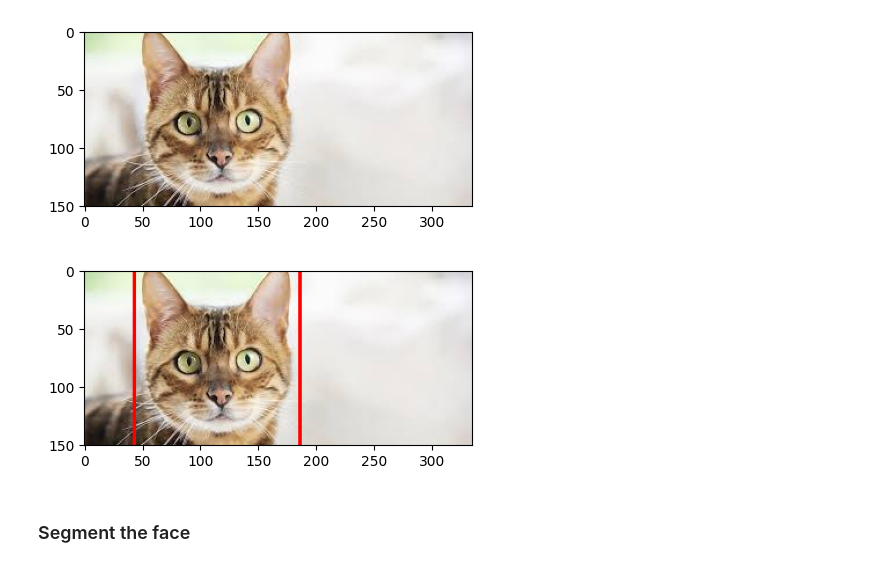
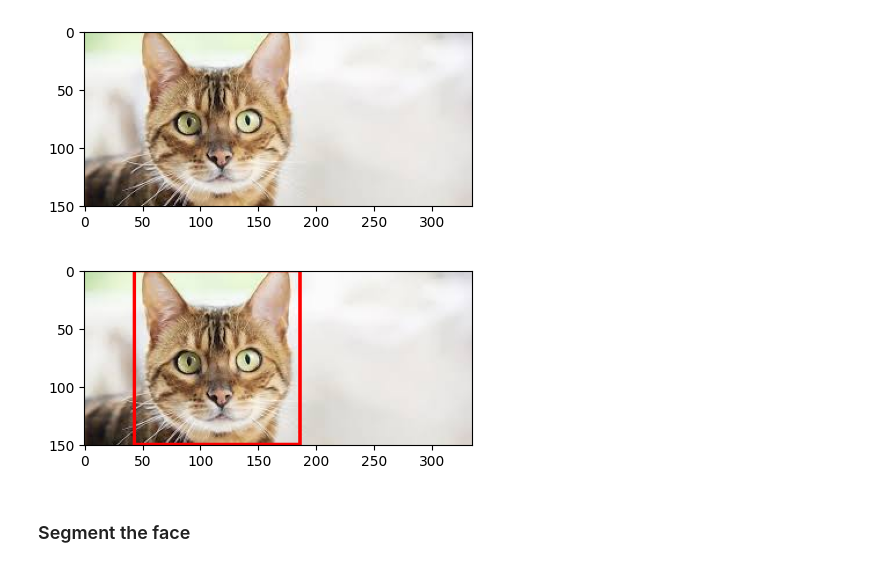
Before and after one commit to bhavberi/Face-Augmentation, a Jupyter notebook: src/cat.ipynb, the cells around one changed output. Cells and saved outputs as stored; diff of their text form; code cells hidden in the pictures.

```diff
--- a/src/cat.ipynb
+++ b/src/cat.ipynb
@@ -17,14 +50,14 @@ plt.show()
 # %%
 detector = cv2.CascadeClassifier("../data/haarcascade_frontalcatface_extended.xml")
 results = detector.detectMultiScale(face, 1.1)
 face_copy = np.copy(face)
 for (x, y, w, h) in results:
-    cv2.rectangle(face_copy, (x-15, y-40), (x+w+15, y+h+20), (255, 0, 0), 2)
+    cv2.rectangle(face_copy, (x-15, 0), (x+w+15, 150), (255, 0, 0), 2)
 
 plt.figure(figsize=(5, 5))
 plt.imshow(face_copy)
 plt.show()
 # %% [output]
-[figure, old version]
+[figure, new version]
 # %% [markdown]
 ### Segment the face
```
Also changed, not shown: parts of 10 cells of this notebook, 1 other file.
